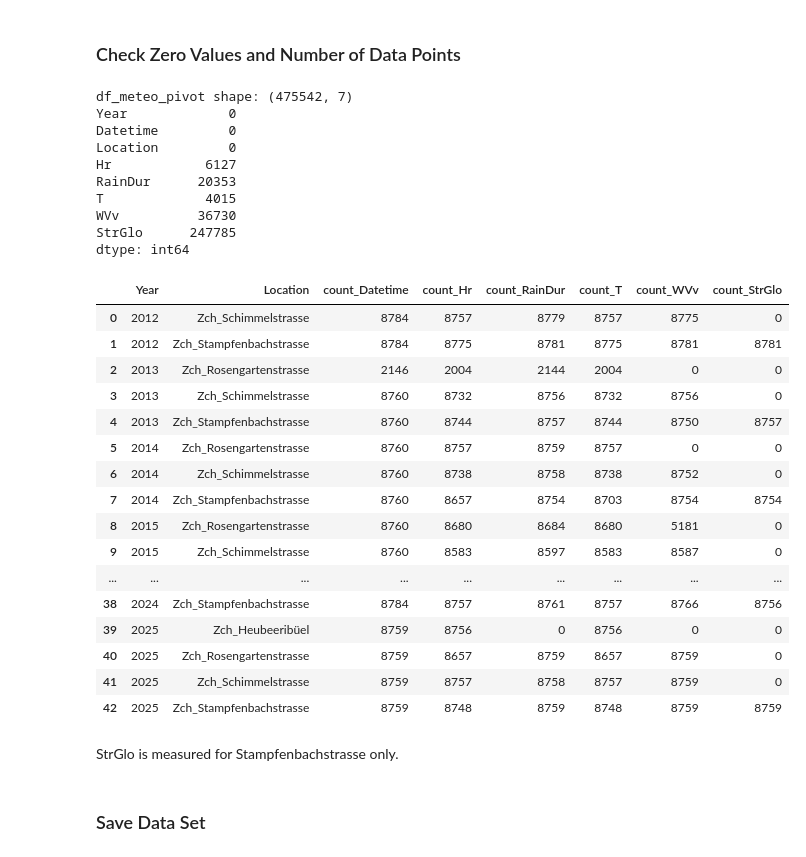
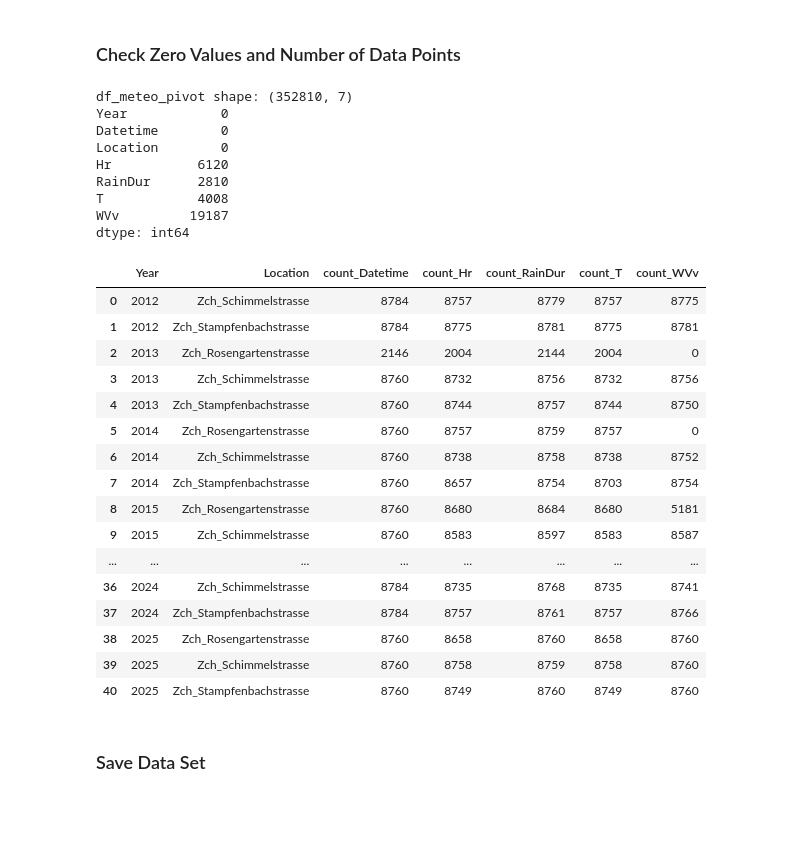
Before and after one commit to JitkaRantanen/AS2025_CO2-GroupProject, a Jupyter notebook: preprocessing_hourly.ipynb, the cells around one changed output. Cells and saved outputs as stored; diff of their text form; code cells hidden in the pictures; blank space fills up the shorter version.

```diff
--- a/preprocessing_hourly.ipynb
+++ b/preprocessing_hourly.ipynb
@@ -365,3 +348,5 @@ It seems like measuring PM10 at Heubeeribüel started in 2024 only. Furthermore,
+# %%
+df_pollutants_pivot = df_pollutants_pivot[df_pollutants_pivot["Location"] != "Zch_Heubeeribüel"]
 # %% [markdown]
 ### Save Data Set
 # %%
@@ -413,10 +398,13 @@ df_meteo_pivot = (
     df_meteo
     .pivot(index=["Datetime", "Location", "Year"], columns="Parameter", values="Wert")
     .reset_index()
-    .loc[:, ["Year", "Datetime", "Location", "Hr", "RainDur", "T", "WVv", "StrGlo"]]
+    .loc[:, ["Year", "Datetime", "Location", "Hr", "RainDur", "T", "WVv"]]
 )
 
 df_meteo_pivot.columns.name = None
 
+# remove Heubeeribüel
+df_meteo_pivot = df_meteo_pivot[df_meteo_pivot["Location"] != "Zch_Heubeeribüel"]
+
 df_meteo_pivot.tail()
 # %% [output]
@@ -443,46 +431,34 @@ df_meteo_pivot.describe()
 # %%
 print("df_meteo_pivot shape:", df_pollutants_pivot.shape)
 
 print(df_meteo_pivot.isnull().sum())
-
-(df_meteo_pivot
-.groupby(["Year", "Location"], as_index=False)
-.agg(count_Datetime=("Datetime", "count"),
-     count_Hr=("Hr", "count"),
-     count_RainDur=("RainDur", "count"),
-     count_T=("T", "count"),
-     count_WVv=("WVv", "count"),
-     count_StrGlo=("StrGlo", "count")))
 # %% [output]
-df_meteo_pivot shape: (475542, 7)
-Year             0
-Datetime         0
-Location         0
-Hr            6127
-RainDur      20353
-T             4015
-WVv          36730
-StrGlo      247785
+df_meteo_pivot shape: (352810, 7)
+Year            0
+Datetime        0
+Location        0
+Hr           6120
+RainDur      2810
+T            4008
+WVv         19187
 dtype: int64
-|  | Year | Location | count_Datetime | count_Hr | count_RainDur | count_T | count_WVv | count_StrGlo |
-| 0 | 2012 | Zch_Schimmelstrasse | 8784 | 8757 | 8779 | 8757 | 8775 | 0 |
-| 1 | 2012 | Zch_Stampfenbachstrasse | 8784 | 8775 | 8781 | 8775 | 8781 | 8781 |
-| 2 | 2013 | Zch_Rosengartenstrasse | 2146 | 2004 | 2144 | 2004 | 0 | 0 |
-| 3 | 2013 | Zch_Schimmelstrasse | 8760 | 8732 | 8756 | 8732 | 8756 | 0 |
-| 4 | 2013 | Zch_Stampfenbachstrasse | 8760 | 8744 | 8757 | 8744 | 8750 | 8757 |
-| 5 | 2014 | Zch_Rosengartenstrasse | 8760 | 8757 | 8759 | 8757 | 0 | 0 |
-| 6 | 2014 | Zch_Schimmelstrasse | 8760 | 8738 | 8758 | 8738 | 8752 | 0 |
-| 7 | 2014 | Zch_Stampfenbachstrasse | 8760 | 8657 | 8754 | 8703 | 8754 | 8754 |
-| 8 | 2015 | Zch_Rosengartenstrasse | 8760 | 8680 | 8684 | 8680 | 5181 | 0 |
-| 9 | 2015 | Zch_Schimmelstrasse | 8760 | 8583 | 8597 | 8583 | 8587 | 0 |
-| ... | ... | ... | ... | ... | ... | ... | ... | ... |
-| 38 | 2024 | Zch_Stampfenbachstrasse | 8784 | 8757 | 8761 | 8757 | 8766 | 8756 |
-| 39 | 2025 | Zch_Heubeeribüel | 8759 | 8756 | 0 | 8756 | 0 | 0 |
-| 40 | 2025 | Zch_Rosengartenstrasse | 8759 | 8657 | 8759 | 8657 | 8759 | 0 |
-| 41 | 2025 | Zch_Schimmelstrasse | 8759 | 8757 | 8758 | 8757 | 8759 | 0 |
-| 42 | 2025 | Zch_Stampfenbachstrasse | 8759 | 8748 | 8759 | 8748 | 8759 | 8759 |
+|  | Year | Location | count_Datetime | count_Hr | count_RainDur | count_T | count_WVv |
+| 0 | 2012 | Zch_Schimmelstrasse | 8784 | 8757 | 8779 | 8757 | 8775 |
+| 1 | 2012 | Zch_Stampfenbachstrasse | 8784 | 8775 | 8781 | 8775 | 8781 |
+| 2 | 2013 | Zch_Rosengartenstrasse | 2146 | 2004 | 2144 | 2004 | 0 |
+| 3 | 2013 | Zch_Schimmelstrasse | 8760 | 8732 | 8756 | 8732 | 8756 |
+| 4 | 2013 | Zch_Stampfenbachstrasse | 8760 | 8744 | 8757 | 8744 | 8750 |
+| 5 | 2014 | Zch_Rosengartenstrasse | 8760 | 8757 | 8759 | 8757 | 0 |
+| 6 | 2014 | Zch_Schimmelstrasse | 8760 | 8738 | 8758 | 8738 | 8752 |
+| 7 | 2014 | Zch_Stampfenbachstrasse | 8760 | 8657 | 8754 | 8703 | 8754 |
+| 8 | 2015 | Zch_Rosengartenstrasse | 8760 | 8680 | 8684 | 8680 | 5181 |
+| 9 | 2015 | Zch_Schimmelstrasse | 8760 | 8583 | 8597 | 8583 | 8587 |
+| ... | ... | ... | ... | ... | ... | ... | ... |
+| 36 | 2024 | Zch_Schimmelstrasse | 8784 | 8735 | 8768 | 8735 | 8741 |
+| 37 | 2024 | Zch_Stampfenbachstrasse | 8784 | 8757 | 8761 | 8757 | 8766 |
+| 38 | 2025 | Zch_Rosengartenstrasse | 8760 | 8658 | 8760 | 8658 | 8760 |
+| 39 | 2025 | Zch_Schimmelstrasse | 8760 | 8758 | 8759 | 8758 | 8760 |
+| 40 | 2025 | Zch_Stampfenbachstrasse | 8760 | 8749 | 8760 | 8749 | 8760 |
-# %% [markdown]
-StrGlo is measured for Stampfenbachstrasse only.
 # %% [markdown]
 ### Save Data Set
 # %%
```
Also changed, not shown: parts of 60 cells of this notebook.
